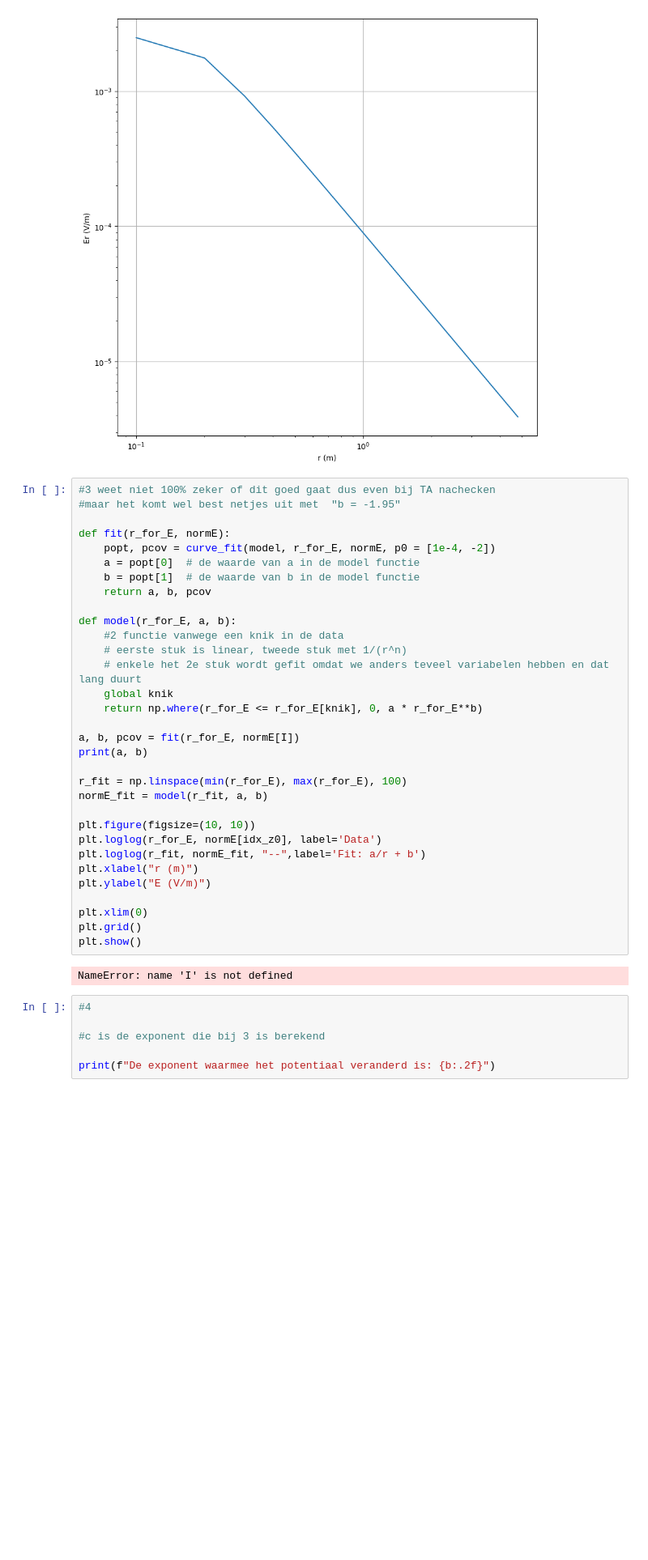
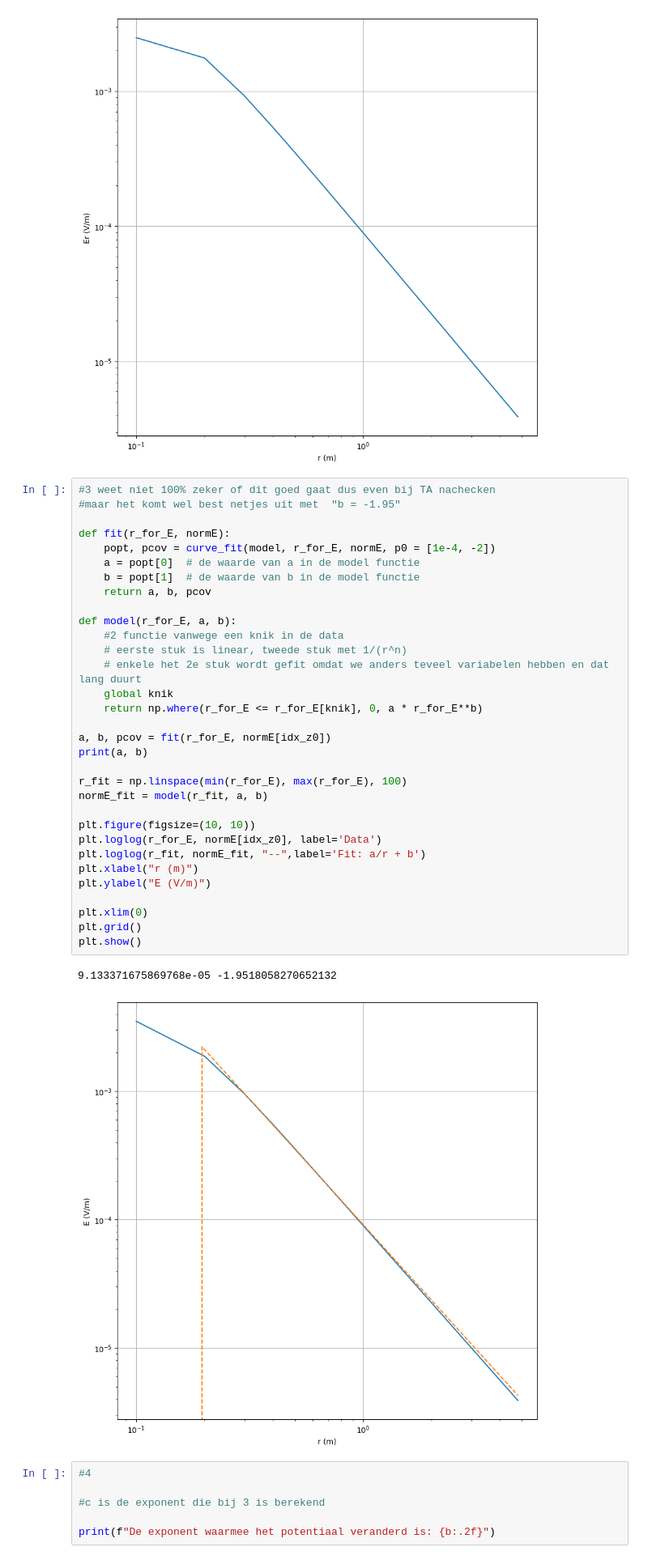
Before and after one commit to Spaantje5/opdrachten-DEF-D, a Jupyter notebook: DigitaleOntwerpopdrachten/1CondensatorOpdracht/CondensatorOntwerpopdracht.ipynb, the cells around one changed output. Shown at 81% size. Saved outputs shown, nothing was run; the diff lists cells and outputs as text; blank space fills up the shorter version.

```diff
--- a/DigitaleOntwerpopdrachten/1CondensatorOpdracht/CondensatorOntwerpopdracht.ipynb
+++ b/DigitaleOntwerpopdrachten/1CondensatorOpdracht/CondensatorOntwerpopdracht.ipynb
@@ -178,35 +178,36 @@ plt.show()
 #maar het komt wel best netjes uit met  "b = -1.95"
 
 def fit(r_for_E, normE):
     popt, pcov = curve_fit(model, r_for_E, normE, p0 = [1e-4, -2])
     a = popt[0]  # de waarde van a in de model functie
     b = popt[1]  # de waarde van b in de model functie
     return a, b, pcov
 
 def model(r_for_E, a, b):
     #2 functie vanwege een knik in de data
     # eerste stuk is linear, tweede stuk met 1/(r^n)
     # enkele het 2e stuk wordt gefit omdat we anders teveel variabelen hebben en dat lang duurt
     global knik
     return np.where(r_for_E <= r_for_E[knik], 0, a * r_for_E**b)
 
-a, b, pcov = fit(r_for_E, normE[I])
+a, b, pcov = fit(r_for_E, normE[idx_z0])
 print(a, b)
 
 r_fit = np.linspace(min(r_for_E), max(r_for_E), 100)
 normE_fit = model(r_fit, a, b)
 
 plt.figure(figsize=(10, 10))
 plt.loglog(r_for_E, normE[idx_z0], label='Data')
 plt.loglog(r_fit, normE_fit, "--",label='Fit: a/r + b')
 plt.xlabel("r (m)")
 plt.ylabel("E (V/m)")
 
 plt.xlim(0)
 plt.grid()
 plt.show()
 # %% [output]
-NameError: name 'I' is not defined
+9.133371675869768e-05 -1.9518058270652132
+[figure, added]
 # %%
 #4
 
```
Also changed, not shown: parts of 8 cells of this notebook.
